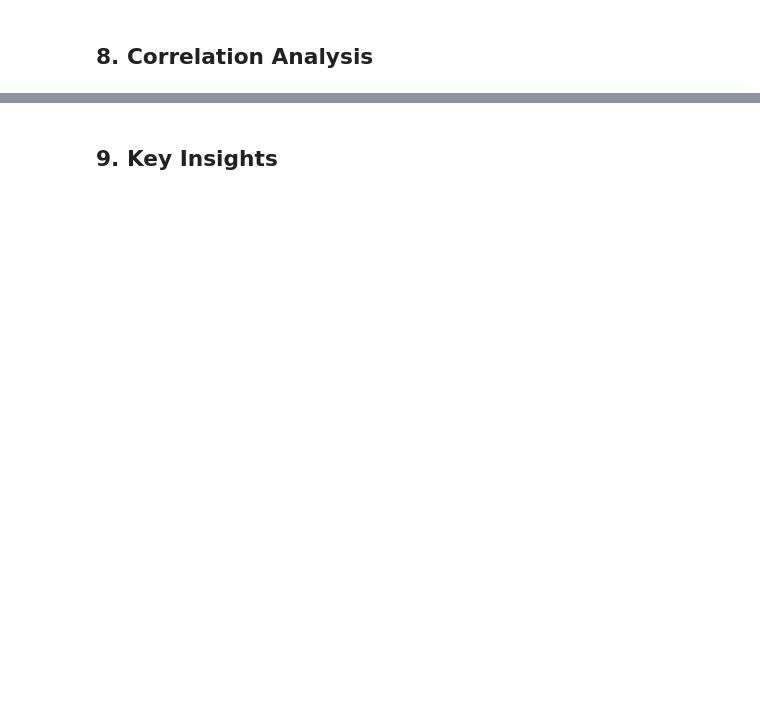
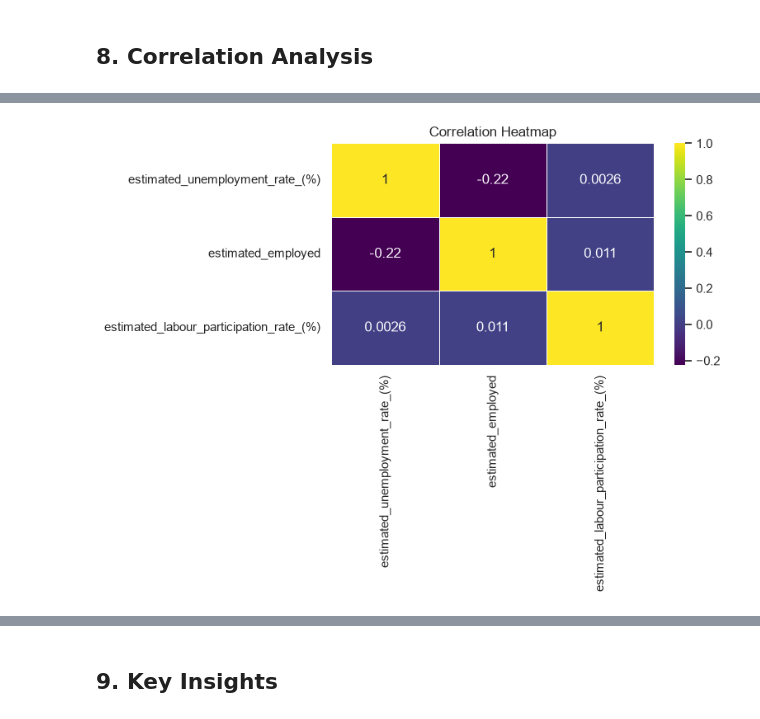
Before and after one commit to Sowravkanth/OIBSIP, a Jupyter notebook: DataScience-Task2-UnemploymentAnalysis/notebooks/Unemployment_Analysis.ipynb, the cells around one changed output, grey strips where cells are left out. Cells and saved outputs as stored; diff of their text form; code cells hidden in the pictures; blank space fills up the shorter version.

```diff
--- a/DataScience-Task2-UnemploymentAnalysis/notebooks/Unemployment_Analysis.ipynb
+++ b/DataScience-Task2-UnemploymentAnalysis/notebooks/Unemployment_Analysis.ipynb
@@ -346,2 +404,14 @@ The time-series visualization compares unemployment trends across three major st
 # %% [markdown]
 ## 8. Correlation Analysis
+# %%
+# Correlation Matrix
+
+correlation = df[
+    [
+        "estimated_unemployment_rate_(%)",
+        "estimated_employed",
+        "estimated_labour_participation_rate_(%)"
+    ]
+].corr()
+
+display(correlation)
@@ -347,0 +423,23 @@ The time-series visualization compares unemployment trends across three major st
+# %%
+plt.figure(figsize=(8,6))
+
+sns.heatmap(
+    correlation,
+    annot=True,
+    cmap="viridis",
+    linewidths=0.5
+)
+
+plt.title("Correlation Heatmap")
+
+plt.tight_layout()
+
+plt.savefig(
+    "../outputs/images/correlation_heatmap.png",
+    dpi=300,
+    bbox_inches="tight"
+)
+
+plt.show()
+# %% [output]
+[figure, added]
```
Also changed, not shown: parts of 8 cells of this notebook, 3 other files.
